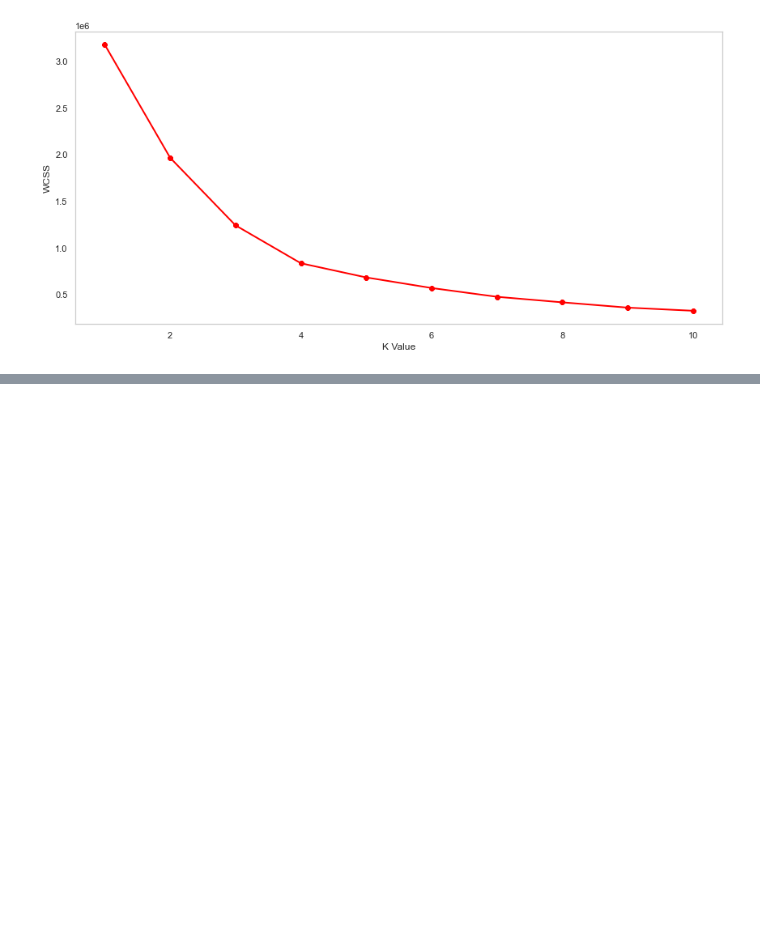
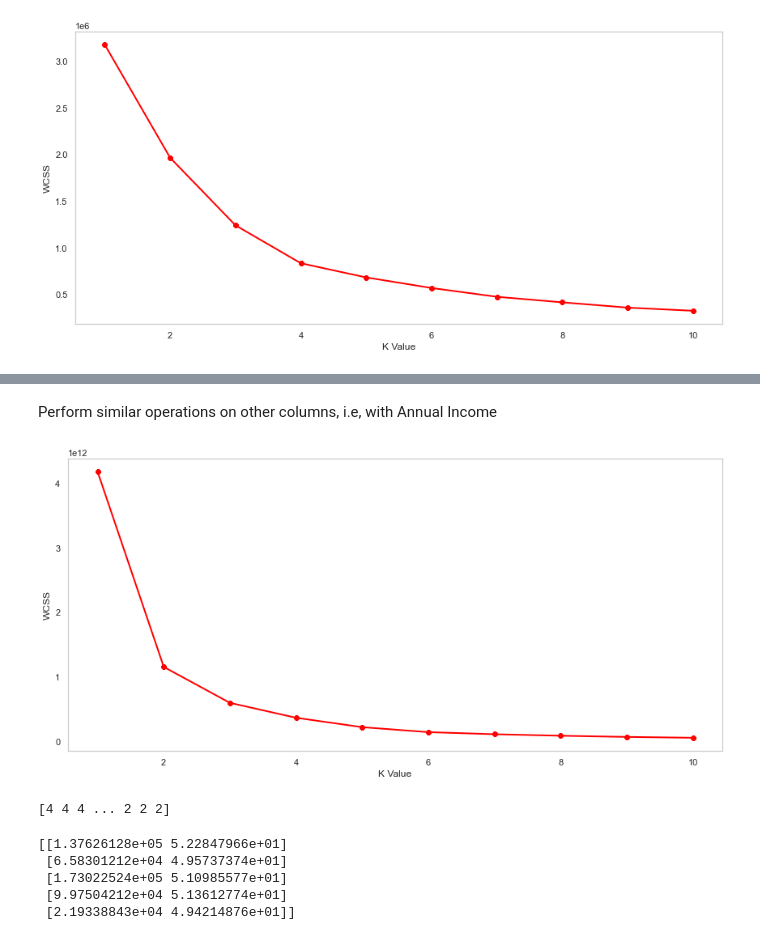
Before and after one commit to AiJared/Customer-Segmentation, a Jupyter notebook: Customer Segmentation.ipynb, the cells around one changed output, grey strips where cells are left out. Drawn from its saved outputs; the diff is of its cells as text; code cells hidden in the pictures; blank space fills up the shorter version.

```diff
--- a/Customer Segmentation.ipynb
+++ b/Customer Segmentation.ipynb
@@ -387,0 +407,39 @@ plt.show()
+# %% [markdown]
+Perform similar operations on other columns, i.e, with Annual Income
+# %%
+# Creating clusters based on Annual Income and Spending Score
+X2 = df.loc[:,['Annual Income ($)', "Spending Score (1-100)"]].values
+
+wcss = []
+
+for k in range(1,11):
+    kmeans = KMeans(n_clusters = k, init="k-means++")
+    kmeans.fit(X2)
+    wcss.append(kmeans.inertia_)
+
+# snippsnipp
+plt.figure(figsize=(12,6))
+plt.grid()
+plt.plot(range(1,11), wcss, linewidth=2, color='red', marker= '8')
+plt.xlabel("K Value")
+plt.ylabel("WCSS")
+save_fig('annual-income-spending-score-clusters')
+plt.show()
+# %% [output]
+[figure, added]
+# %%
+# Fit the above clusters into KMeans algorithms predict labels, and also find centroids
+kmeans = KMeans(n_clusters = 5)
+labels = kmeans.fit_predict(X2)
+
+print(labels)
+# %% [output]
+[4 4 4 ... 2 2 2]
+# %%
+print(kmeans.cluster_centers_)
+# %% [output]
+[[1.37626128e+05 5.22847966e+01]
+ [6.58301212e+04 4.95737374e+01]
+ [1.73022524e+05 5.10985577e+01]
+ [9.97504212e+04 5.13612774e+01]
+ [2.19338843e+04 4.94214876e+01]]
```
Also changed, not shown: parts of 5 cells of this notebook, 3 other files.
